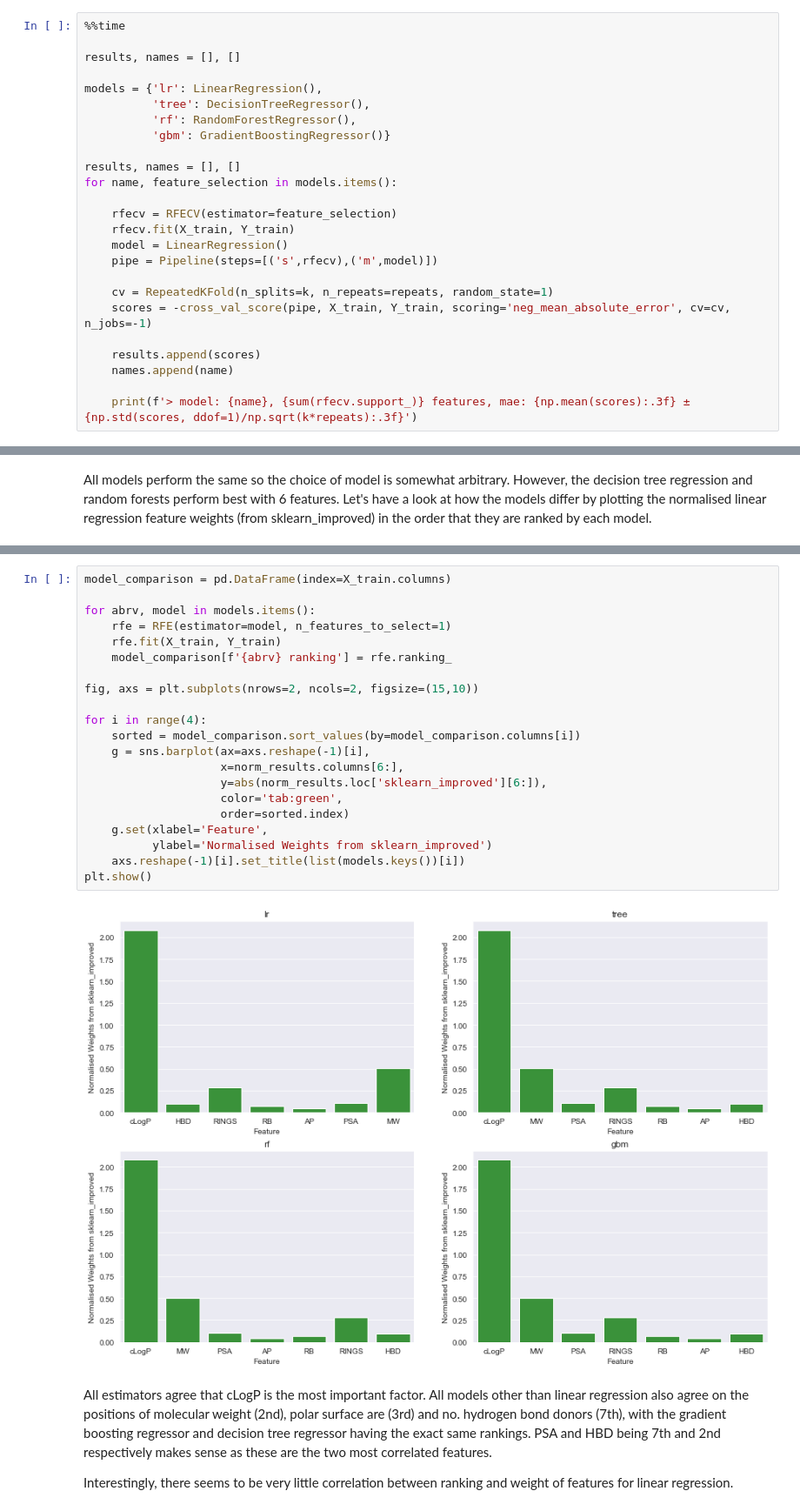
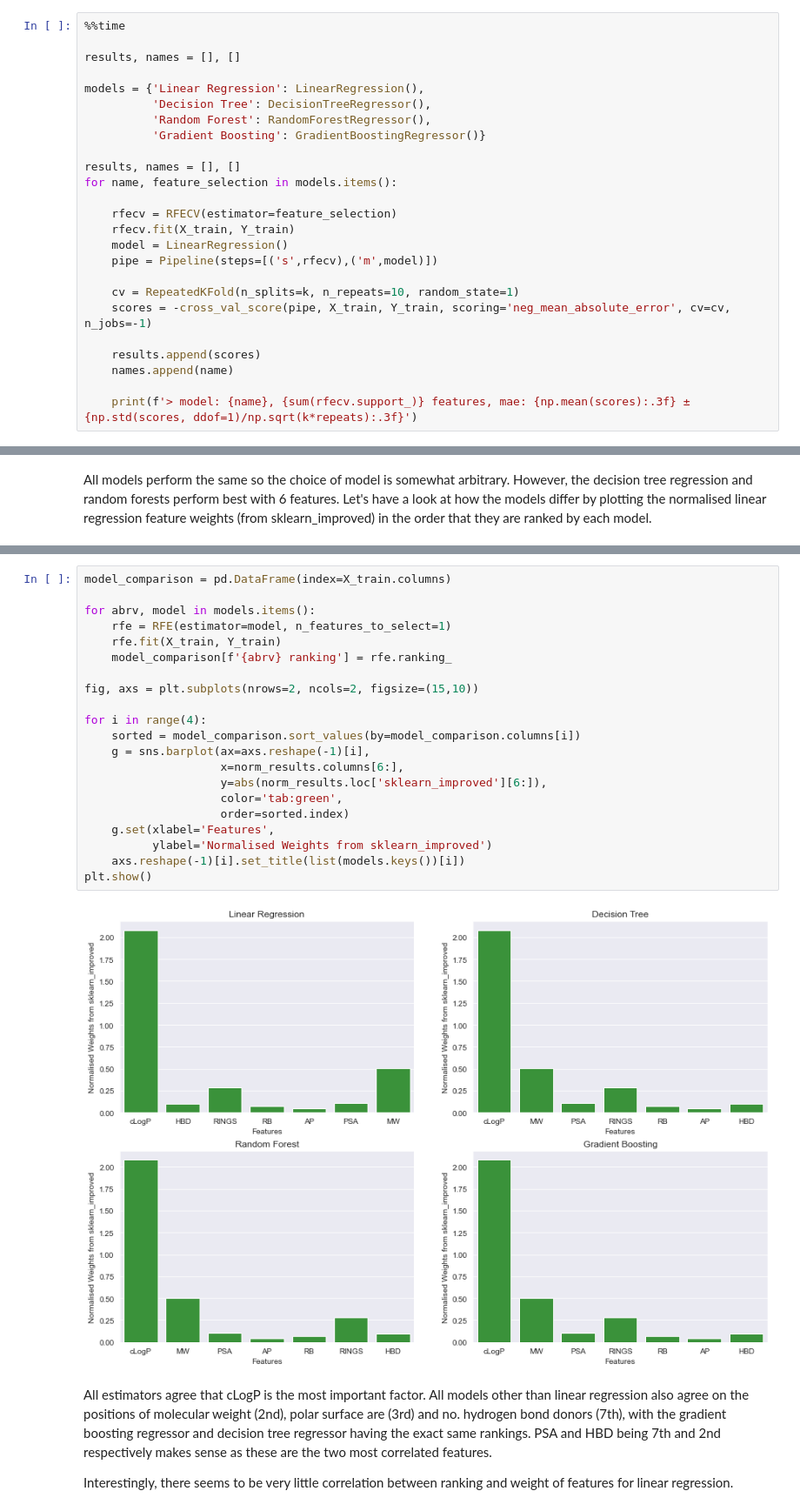
Before and after one commit to erwallace/Predicting-Aqueous-Solubilities, a Jupyter notebook: esol_linear_regression.ipynb, the cells around one changed output, grey strips where cells are left out. Shown at 87% size. Cells and saved outputs as stored; diff of their text form.

```diff
--- a/esol_linear_regression.ipynb
+++ b/esol_linear_regression.ipynb
@@ -498,10 +498,10 @@ MAE is used here as it has a much smaller proportional error than MSE.
 
 results, names = [], []
 
-models = {'lr': LinearRegression(),
-          'tree': DecisionTreeRegressor(),
-          'rf': RandomForestRegressor(),
-          'gbm': GradientBoostingRegressor()}
+models = {'Linear Regression': LinearRegression(),
+          'Decision Tree': DecisionTreeRegressor(),
+          'Random Forest': RandomForestRegressor(),
+          'Gradient Boosting': GradientBoostingRegressor()}
 
 results, names = [], []
 for name, feature_selection in models.items():
@@ -511,7 +511,7 @@ for name, feature_selection in models.items():
     model = LinearRegression()
     pipe = Pipeline(steps=[('s',rfecv),('m',model)])
 
-    cv = RepeatedKFold(n_splits=k, n_repeats=repeats, random_state=1)
+    cv = RepeatedKFold(n_splits=k, n_repeats=10, random_state=1)
     scores = -cross_val_score(pipe, X_train, Y_train, scoring='neg_mean_absolute_error', cv=cv, n_jobs=-1)
 
     results.append(scores)
@@ -539,26 +534,26 @@ norm_results
 # %%
 model_comparison = pd.DataFrame(index=X_train.columns)
 
 for abrv, model in models.items():
     rfe = RFE(estimator=model, n_features_to_select=1)
     rfe.fit(X_train, Y_train)
     model_comparison[f'{abrv} ranking'] = rfe.ranking_
 
 fig, axs = plt.subplots(nrows=2, ncols=2, figsize=(15,10))
 
 for i in range(4):
     sorted = model_comparison.sort_values(by=model_comparison.columns[i])
     g = sns.barplot(ax=axs.reshape(-1)[i],
                     x=norm_results.columns[6:],
                     y=abs(norm_results.loc['sklearn_improved'][6:]),
                     color='tab:green',
                     order=sorted.index)
-    g.set(xlabel='Feature',
+    g.set(xlabel='Features',
           ylabel='Normalised Weights from sklearn_improved')
     axs.reshape(-1)[i].set_title(list(models.keys())[i])
 plt.show()
 # %% [output]
-[figure, old version]
+[figure, new version]
 # %% [markdown]
 All estimators agree that cLogP is the most important factor. All models other than linear regression also agree on the positions of molecular weight (2nd), polar surface are (3rd) and no. hydrogen bond donors (7th), with the gradient boosting regressor and decision tree regressor having the exact same rankings. PSA and HBD being 7th and 2nd respectively makes sense as these are the two most correlated features.
 
```
Also changed, not shown: parts of 12 cells of this notebook.
